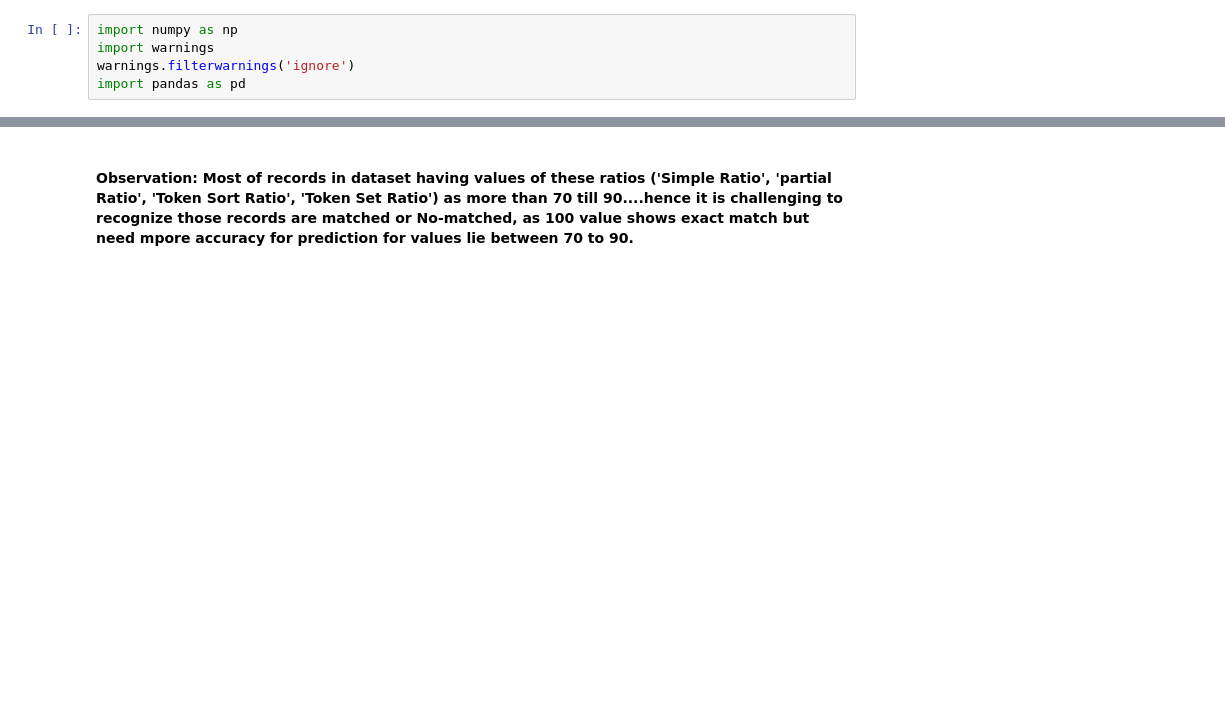
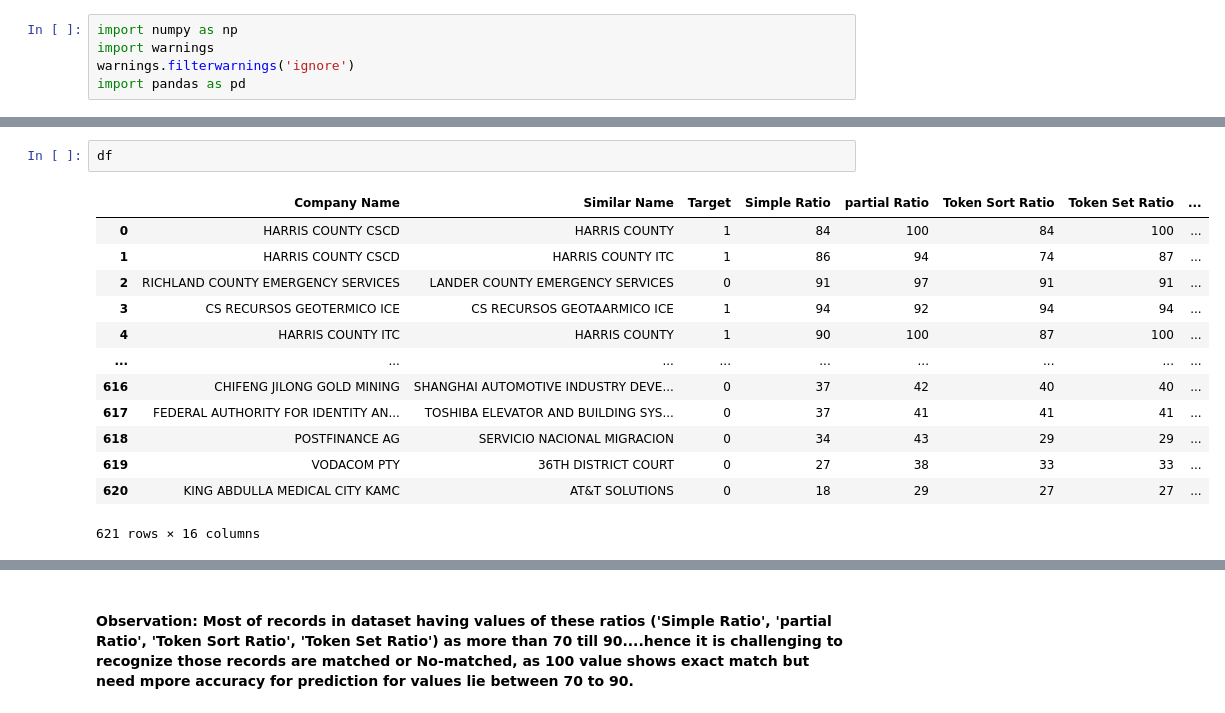
Before and after one commit to KaveriRaut/BE-Project-Veritas-Group-36, a Jupyter notebook: code/svm_model_training.ipynb, the cells around one changed output, grey strips where cells are left out. Saved outputs shown, nothing was run; the diff lists cells and outputs as text; blank space fills up the shorter version.

```diff
--- a/code/svm_model_training.ipynb
+++ b/code/svm_model_training.ipynb
@@ -29,3 +33,19 @@ print(df.shape)
+# %%
+df
+# %% [output]
+|  | Company Name | Similar Name | Target | Simple Ratio | partial Ratio | Token Sort Ratio | Token Set Ratio | ... |
+| 0 | HARRIS COUNTY CSCD | HARRIS COUNTY | 1 | 84 | 100 | 84 | 100 | ... |
+| 1 | HARRIS COUNTY CSCD | HARRIS COUNTY ITC | 1 | 86 | 94 | 74 | 87 | ... |
+| 2 | RICHLAND COUNTY EMERGENCY SERVICES | LANDER COUNTY EMERGENCY SERVICES | 0 | 91 | 97 | 91 | 91 | ... |
+| 3 | CS RECURSOS GEOTERMICO ICE | CS RECURSOS GEOTAARMICO ICE | 1 | 94 | 92 | 94 | 94 | ... |
+| 4 | HARRIS COUNTY ITC | HARRIS COUNTY | 1 | 90 | 100 | 87 | 100 | ... |
+| ... | ... | ... | ... | ... | ... | ... | ... | ... |
+| 616 | CHIFENG JILONG GOLD MINING | SHANGHAI AUTOMOTIVE INDUSTRY DEVE... | 0 | 37 | 42 | 40 | 40 | ... |
+| 617 | FEDERAL AUTHORITY FOR IDENTITY AN... | TOSHIBA ELEVATOR AND BUILDING SYS... | 0 | 37 | 41 | 41 | 41 | ... |
+| 618 | POSTFINANCE AG | SERVICIO NACIONAL MIGRACION | 0 | 34 | 43 | 29 | 29 | ... |
+| 619 | VODACOM PTY | 36TH DISTRICT COURT | 0 | 27 | 38 | 33 | 33 | ... |
+| 620 | KING ABDULLA MEDICAL CITY KAMC | AT&T SOLUTIONS | 0 | 18 | 29 | 27 | 27 | ... |
+621 rows × 16 columns
 # %%
 # Let’s also look at the data types of each attribute
 print(df.dtypes)
```
Also changed, not shown: parts of 25 cells of this notebook, 13 other files.
